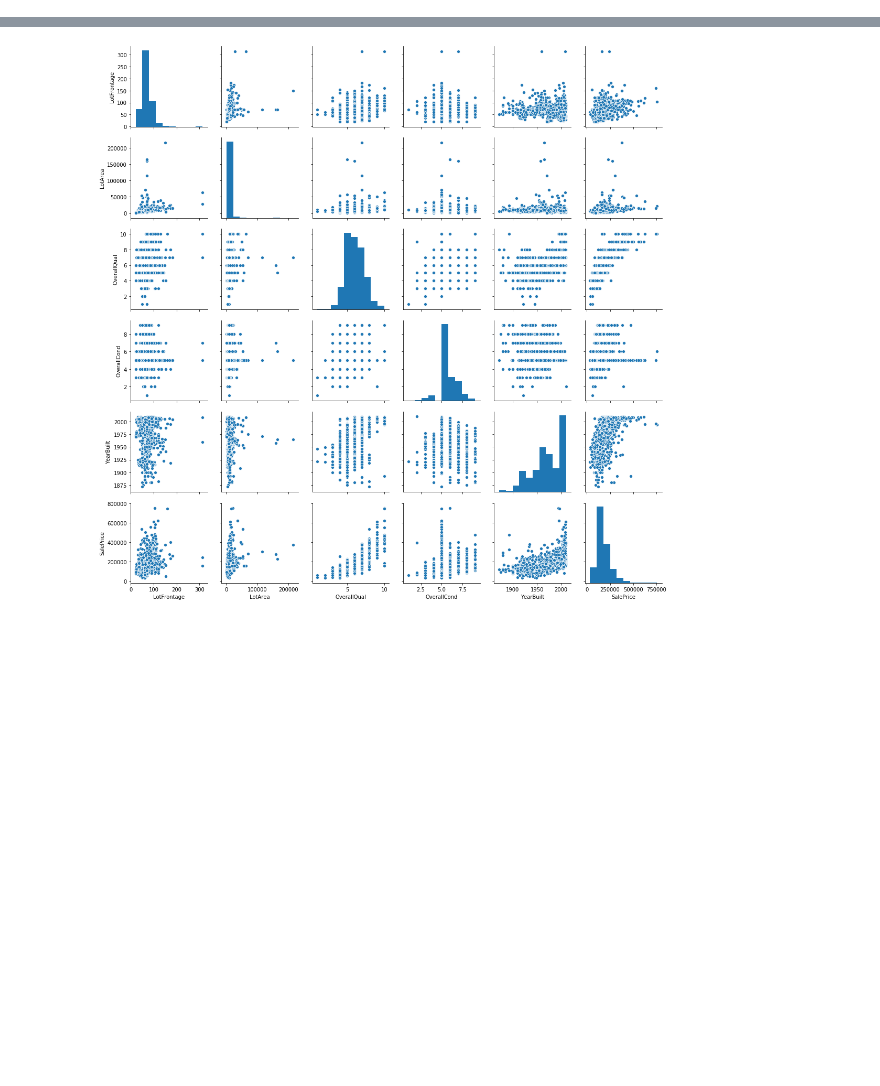
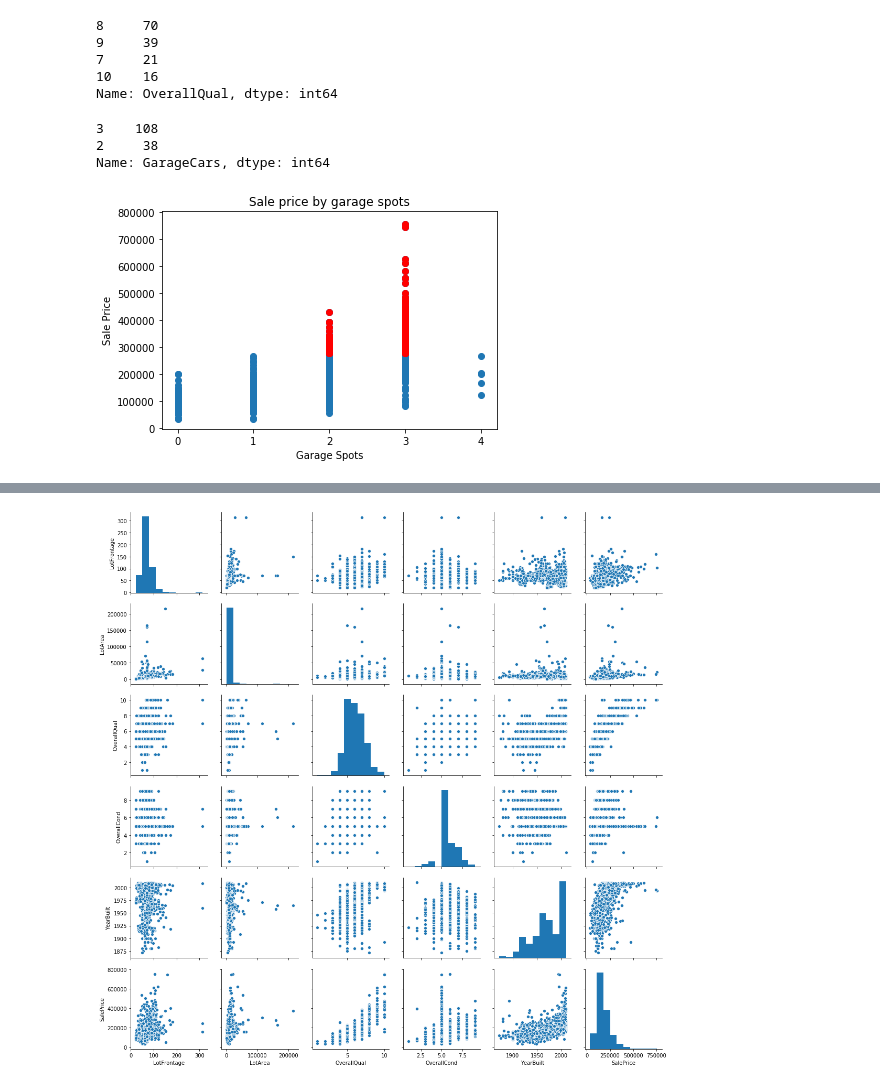
Before and after one commit to ABitNutty/Capstone-1, a Jupyter notebook: DataStory.ipynb, the cells around one changed output, grey strips where cells are left out. Saved outputs shown, nothing was run; the diff lists cells and outputs as text; code cells hidden in the pictures; blank space fills up the shorter version.

```diff
--- a/DataStory.ipynb
+++ b/DataStory.ipynb
@@ -42,0 +97,6 @@ Are there any items that can drastically improve value? (Either before or after
+# %%
+# What types of features are contribuiting to the high value homes?
+
+# Start by filtering the high value homes into a separate dataset. I'll use the top 10% of proerties.
+top_data_number = int(len(data)*.1)
+high_value_homes = data.nlargest(top_data_number, ['SalePrice'])
@@ -42,0 +135,26 @@ Are there any items that can drastically improve value? (Either before or after
+# %%
+# Inspecting overall quality of top 10% of data
+high_value_homes.OverallQual.value_counts()
+# %% [output]
+8     70
+9     39
+7     21
+10    16
+Name: OverallQual, dtype: int64
+# %%
+# Inspecting number of garage spots for top 10% of data
+high_value_homes.GarageCars.value_counts()[0:10]
+# %% [output]
+3    108
+2     38
+Name: GarageCars, dtype: int64
+# %%
+plt.scatter(data.GarageCars, data.SalePrice)
+plt.scatter(high_value_homes.GarageCars, high_value_homes.SalePrice, c='red')
+plt.xlabel('Garage Spots')
+plt.ylabel('Sale Price')
+plt.title('Sale price by garage spots')
+plt.xticks([0, 1, 2, 3, 4])
+plt.show()
+# %% [output]
+[figure, added]
```
Also changed, not shown: parts of 39 cells of this notebook.
